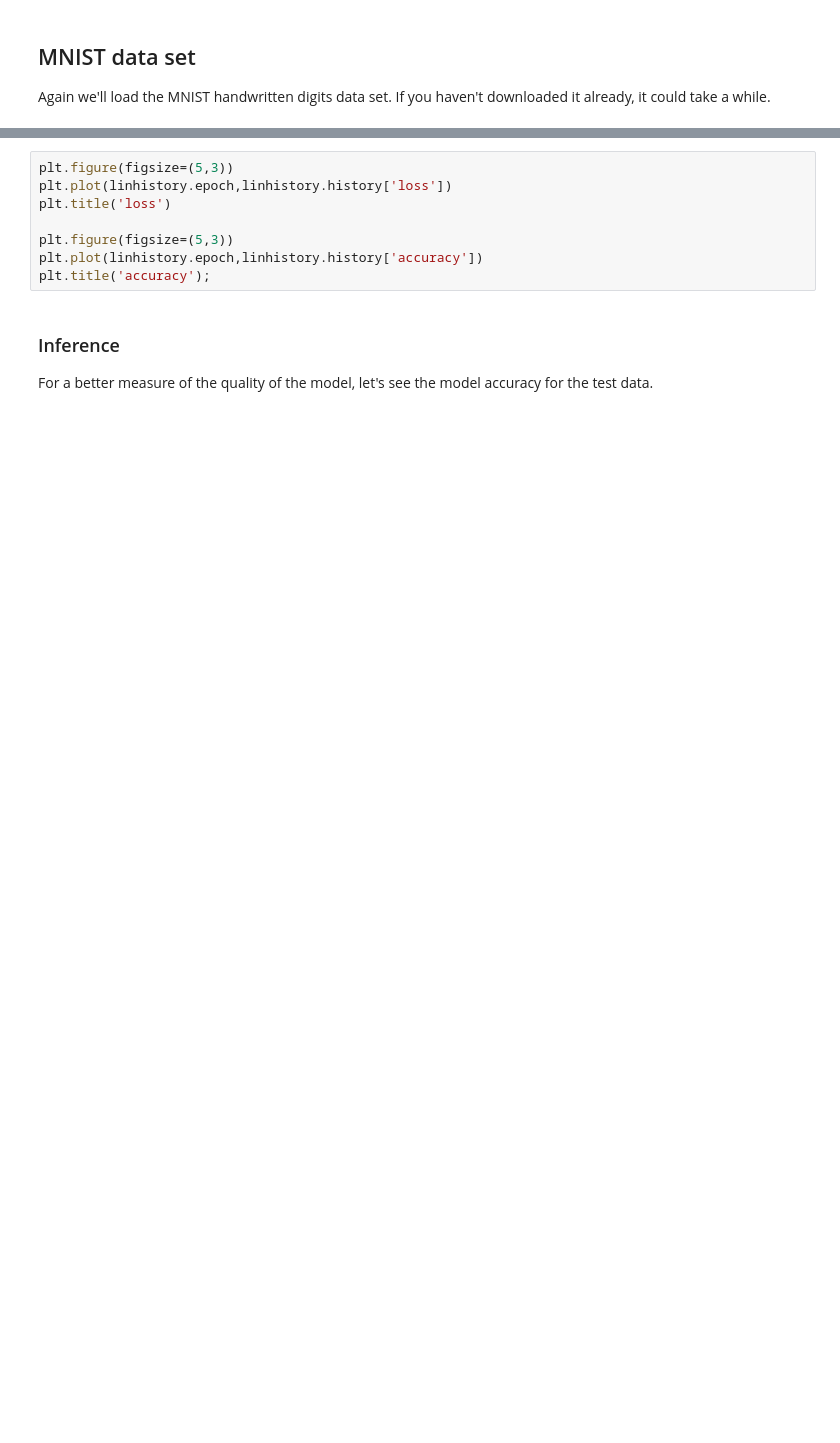
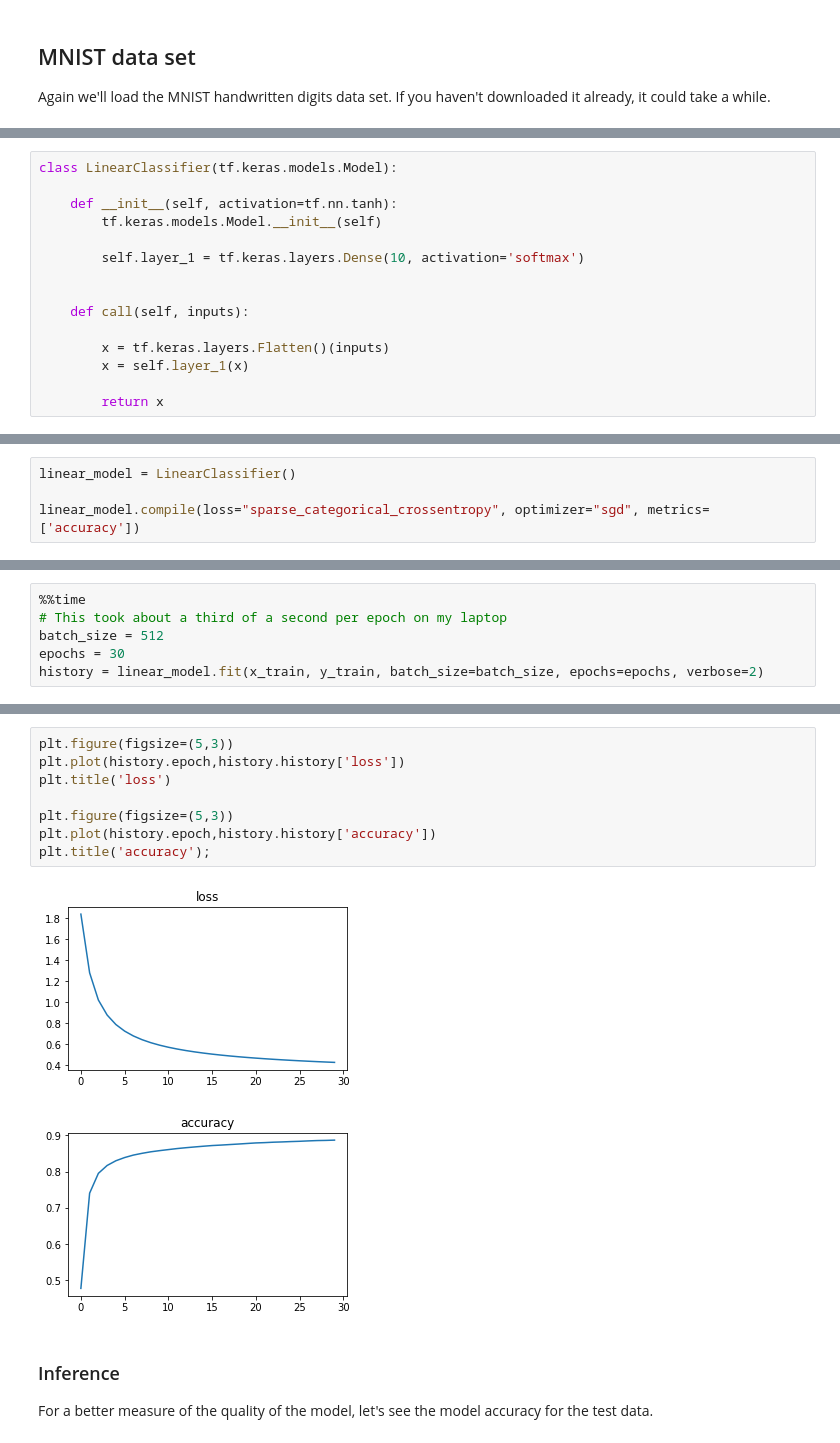
Before and after one commit to argonne-lcf/ATPESC_MachineLearning, a Jupyter notebook: 01_deepLearning/02_keras.ipynb, the cells around one changed output, grey strips where cells are left out. Drawn from its saved outputs; the diff is of its cells as text; blank space fills up the shorter version.

```diff
--- a/01_deepLearning/02_keras.ipynb
+++ b/01_deepLearning/02_keras.ipynb
@@ -78,0 +54,15 @@ print(linmodel.summary())
+# %%
+class LinearClassifier(tf.keras.models.Model):
+
+    def __init__(self, activation=tf.nn.tanh):
+        tf.keras.models.Model.__init__(self)
+
+        self.layer_1 = tf.keras.layers.Dense(10, activation='softmax')
+
+
+    def call(self, inputs):
+
+        x = tf.keras.layers.Flatten()(inputs)
+        x = self.layer_1(x)
+
+        return x
@@ -78,0 +71,4 @@ print(linmodel.summary())
+# %%
+linear_model = LinearClassifier()
+
+linear_model.compile(loss="sparse_categorical_crossentropy", optimizer="sgd", metrics=['accuracy'])
@@ -78,0 +83,6 @@ print(linmodel.summary())
+# %%
+%%time
+# This took about a third of a second per epoch on my laptop
+batch_size = 512
+epochs = 30
+history = linear_model.fit(x_train, y_train, batch_size=batch_size, epochs=epochs, verbose=2)
@@ -105,11 +130,14 @@ Let's now see how the training progressed.
 # %%
 plt.figure(figsize=(5,3))
-plt.plot(linhistory.epoch,linhistory.history['loss'])
+plt.plot(history.epoch,history.history['loss'])
 plt.title('loss')
 
 plt.figure(figsize=(5,3))
-plt.plot(linhistory.epoch,linhistory.history['accuracy'])
+plt.plot(history.epoch,history.history['accuracy'])
 plt.title('accuracy');
+# %% [output]
+[figure, added]
+[figure, added]
 # %% [markdown]
 ### Inference
 
```
Also changed, not shown: parts of 36 cells of this notebook, 1 other file.
